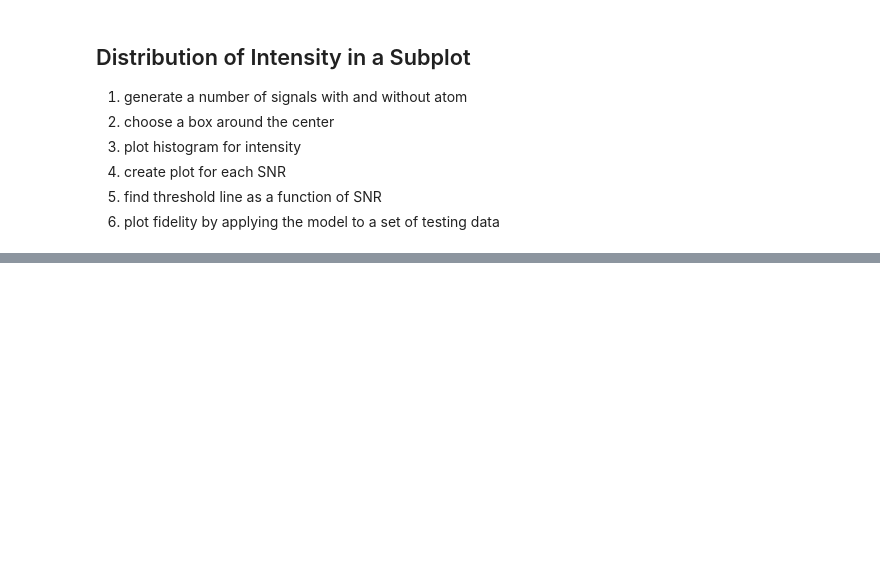
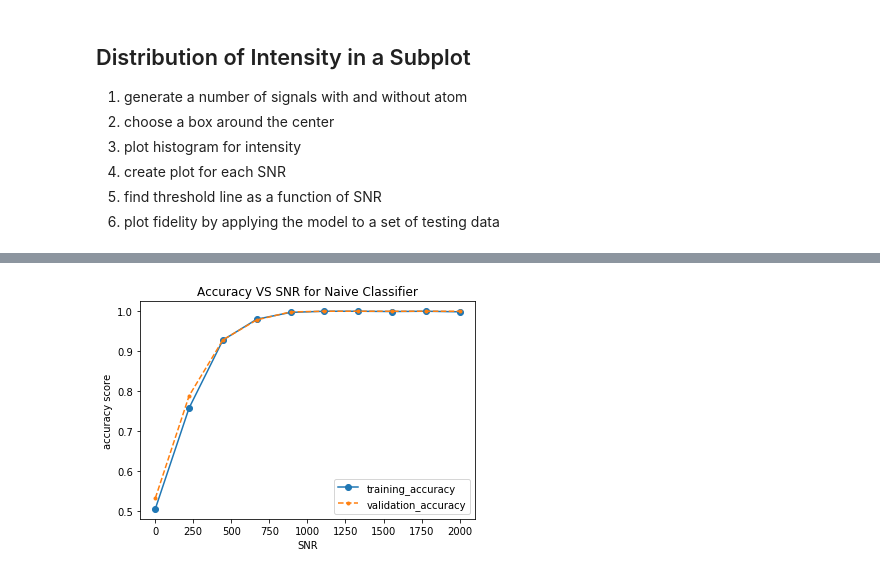
Before and after one commit to cliulinnaeus/AtomDetection, a Jupyter notebook: main.ipynb, the cells around one changed output, grey strips where cells are left out. Saved outputs shown, nothing was run; the diff lists cells and outputs as text; code cells hidden in the pictures; blank space fills up the shorter version.

```diff
--- a/main.ipynb
+++ b/main.ipynb
@@ -56,12 +17,3 @@ Distribution of Intensity in a Subplot
 4. create plot for each SNR
 5. find threshold line as a function of SNR
 6. plot fidelity by applying the model to a set of testing data
-# %%
-# 1
-# takes more than 1 hr to compute 1000 data samples for img_size == 500
-# need to optimize for speed
-prev_time = time.time()
-data_tr, labels_tr = generate_training_data(img_size, 100, 0.001)
-print(f"time used: {time.time() - prev_time}")
-visualize(data_tr[0])
-print(f"label: {labels_tr[0]}")
@@ -160,0 +108,10 @@ IndentationError: expected an indented block (<ipython-input-15-e6639e0728a8>, l
+# %%
+plt.plot(SNR, accuracies_tr, marker='o')
+plt.plot(SNR, accuracies_val, marker='.', linestyle='--')
+plt.legend(['training_accuracy', 'validation_accuracy'], loc='lower right')
+plt.xlabel("SNR")
+plt.ylabel("accuracy score")
+plt.title("Accuracy VS SNR for Naive Classifier")
+plt.show()
+# %% [output]
+[figure, added]
```
Also changed, not shown: parts of 21 cells of this notebook, 5 other files.
